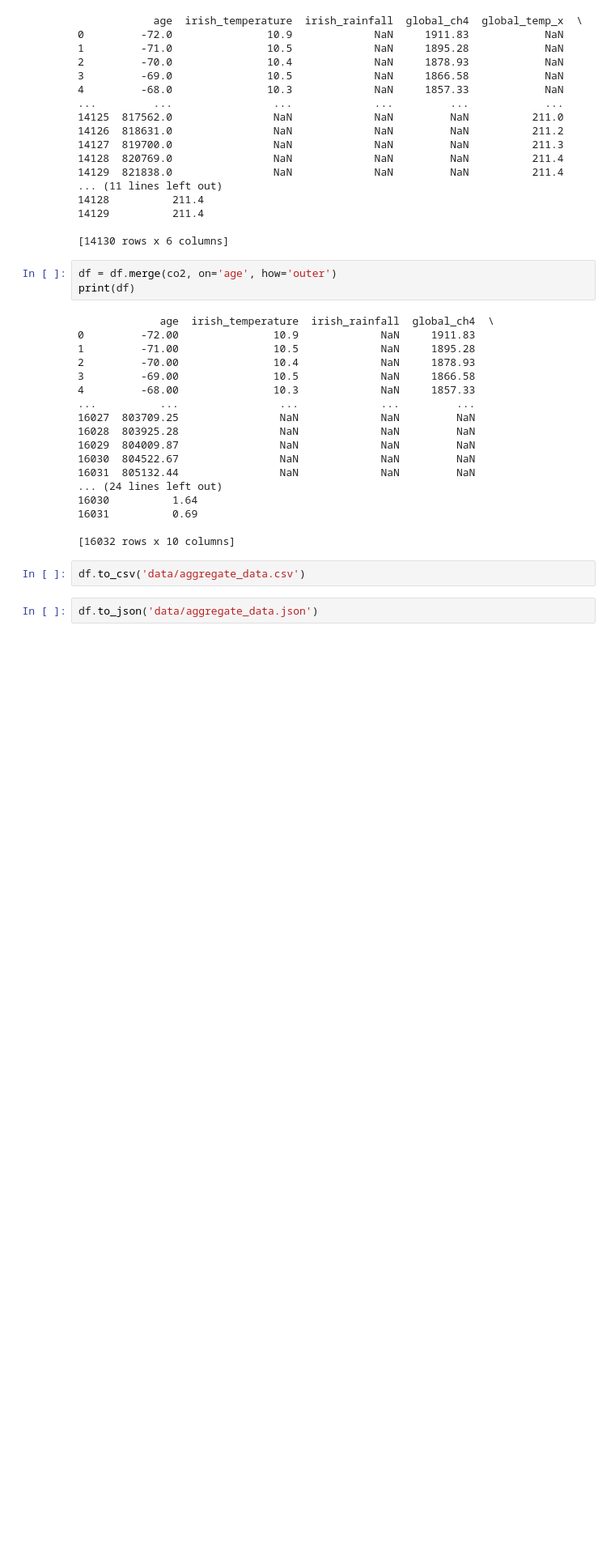
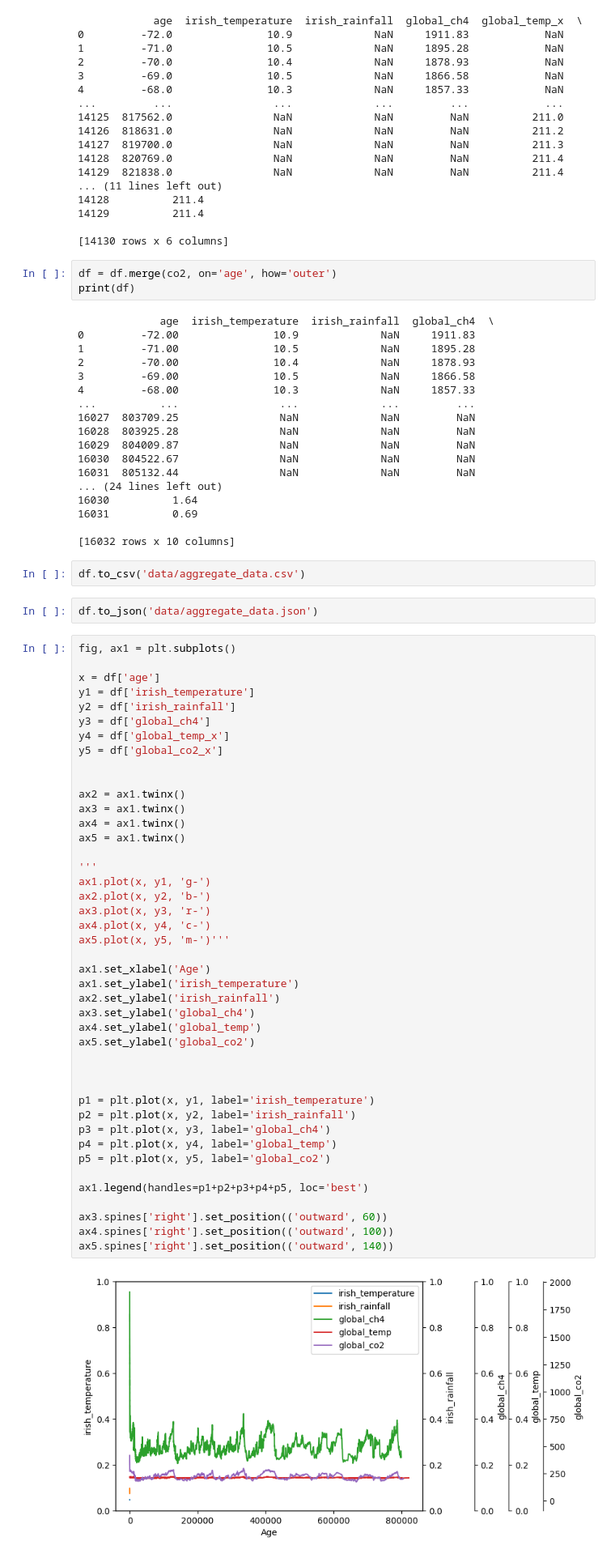
Before and after one commit to tomdbrophy/prog_data_analysis_assessment_2, a Jupyter notebook: project2.ipynb, the cells around one changed output. Shown at 81% size. Cells and saved outputs as stored; diff of their text form; blank space fills up the shorter version.

```diff
--- a/project2.ipynb
+++ b/project2.ipynb
@@ -429,3 +429,48 @@ print(df)
 df.to_csv('data/aggregate_data.csv')
 # %%
 df.to_json('data/aggregate_data.json')
+# %%
+fig, ax1 = plt.subplots()
+
+x = df['age']
+y1 = df['irish_temperature']
+y2 = df['irish_rainfall']
+y3 = df['global_ch4']
+y4 = df['global_temp_x']
+y5 = df['global_co2_x']
+
+
+ax2 = ax1.twinx()
+ax3 = ax1.twinx()
+ax4 = ax1.twinx()
+ax5 = ax1.twinx()
+
+'''
+ax1.plot(x, y1, 'g-')
+ax2.plot(x, y2, 'b-')
+ax3.plot(x, y3, 'r-')
+ax4.plot(x, y4, 'c-')
+ax5.plot(x, y5, 'm-')'''
+
+ax1.set_xlabel('Age')
+ax1.set_ylabel('irish_temperature')
+ax2.set_ylabel('irish_rainfall')
+ax3.set_ylabel('global_ch4')
+ax4.set_ylabel('global_temp')
+ax5.set_ylabel('global_co2')
+
+
+
+p1 = plt.plot(x, y1, label='irish_temperature')
+p2 = plt.plot(x, y2, label='irish_rainfall')
+p3 = plt.plot(x, y3, label='global_ch4')
+p4 = plt.plot(x, y4, label='global_temp')
+p5 = plt.plot(x, y5, label='global_co2')
+
+ax1.legend(handles=p1+p2+p3+p4+p5, loc='best')
+
+ax3.spines['right'].set_position(('outward', 60))
+ax4.spines['right'].set_position(('outward', 100))
+ax5.spines['right'].set_position(('outward', 140))
+# %% [output]
+[figure, added]
```
Also changed, not shown: parts of 1 cell of this notebook.
